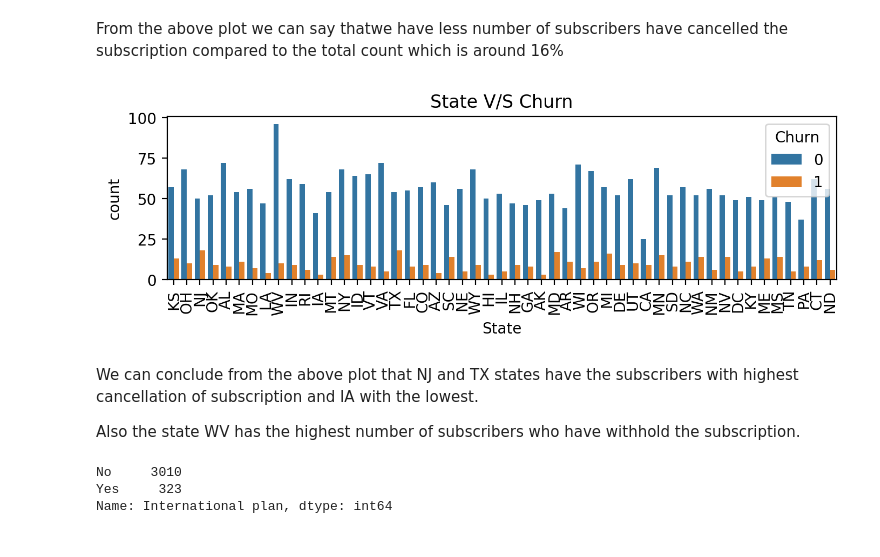
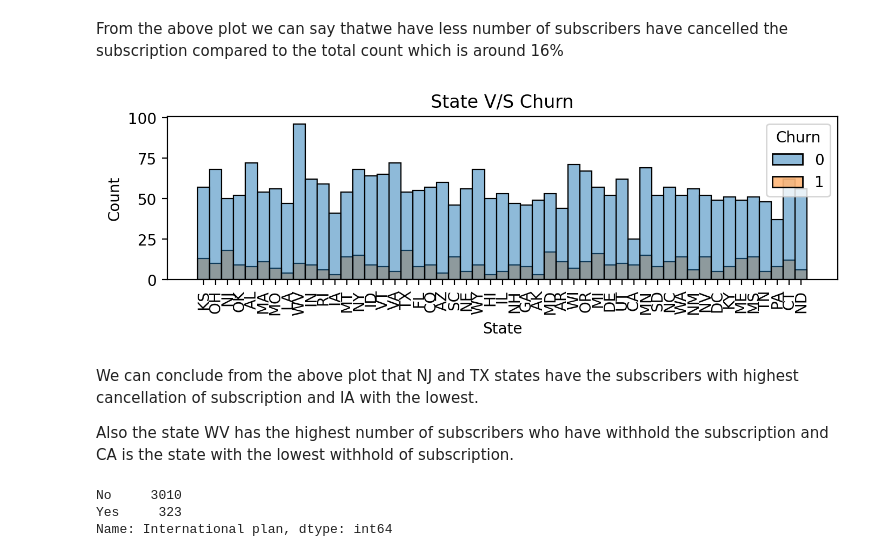
Before and after one commit to shyamsundar-v/Telecom-Churn-Analysis, a Jupyter notebook: Telecom_Churn_Analysis_Capstone_Project.ipynb, the cells around one changed output. Cells and saved outputs as stored; diff of their text form; code cells hidden in the pictures.

```diff
--- a/Telecom_Churn_Analysis_Capstone_Project.ipynb
+++ b/Telecom_Churn_Analysis_Capstone_Project.ipynb
@@ -76,16 +76,16 @@ plt.show()
 From the above plot we can say thatwe have less number of subscribers have cancelled the subscription compared to the total count which is around 16%
 # %%
 plt.figure(figsize=(8,2),dpi=200)
-sns.countplot(tel_df['State'],hue=tel_df['Churn'])
+sns.histplot(x='State',hue='Churn',data=tel_df)
 plt.title('State V/S Churn')
 plt.xticks(Rotation=90)
 plt.show()
 # %% [output]
-[figure, old version]
+[figure, new version]
 # %% [markdown]
 We can conclude from the above plot that NJ and TX states have the subscribers with highest cancellation of subscription and IA with the lowest.
 
-Also the state WV has the highest number of subscribers who have withhold the subscription.
+Also the state WV has the highest number of subscribers who have withhold the subscription and CA is the state with the lowest withhold of subscription.
 # %%
 tel_df['International plan'].value_counts()
 # %% [output]
```
Also changed, not shown: parts of 16 cells of this notebook.
